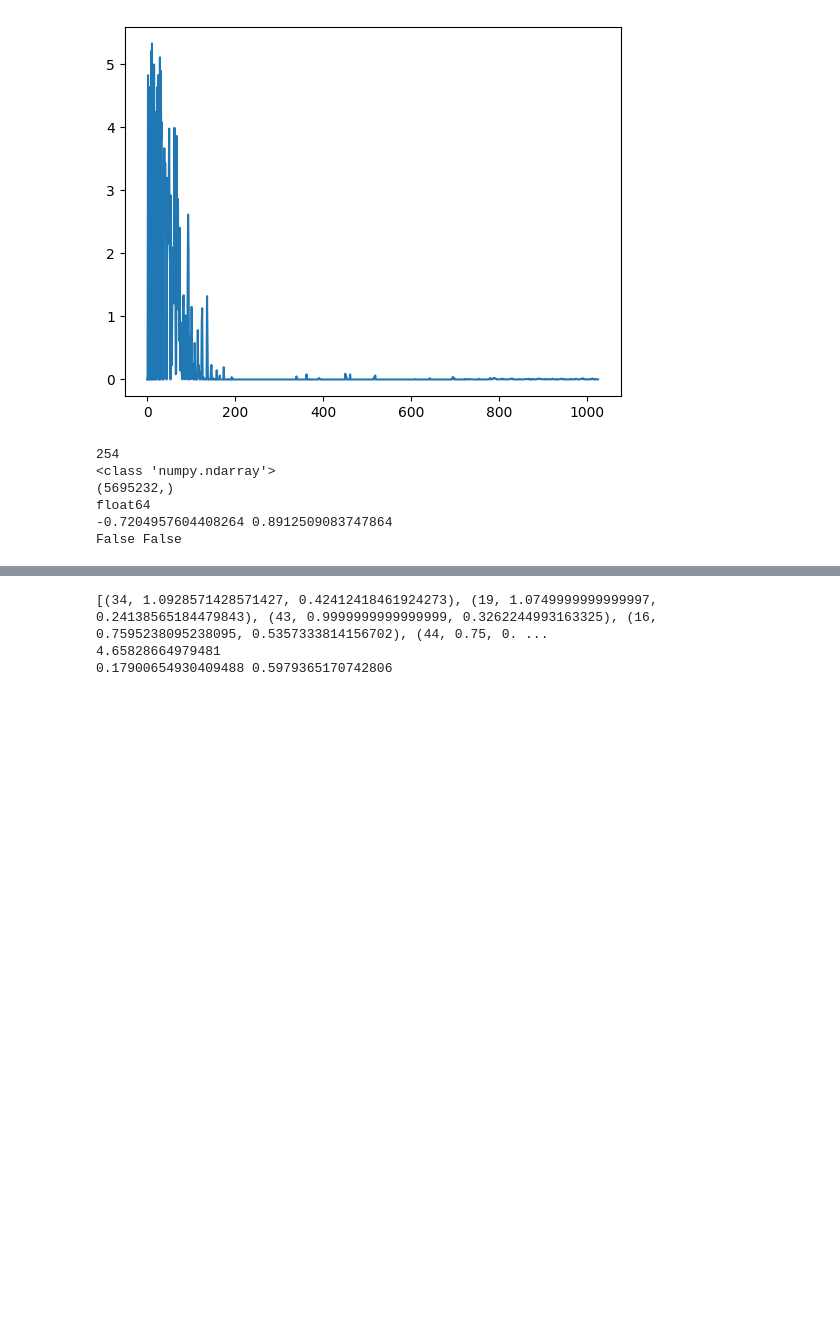
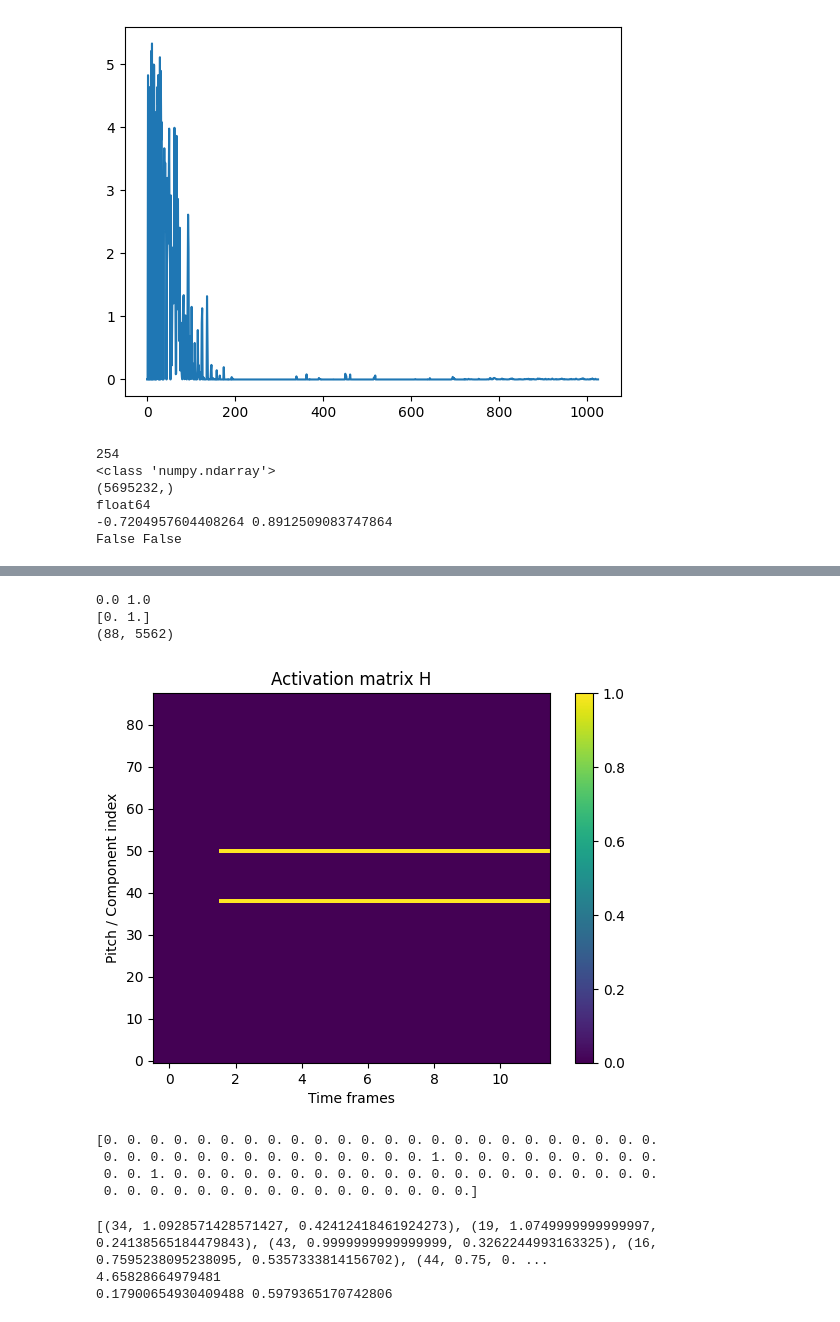
Before and after one commit to bierml/NMFforAMT, a Jupyter notebook: Experimental/Music_Transcribing[NMF].ipynb, the cells around one changed output, grey strips where cells are left out. Saved outputs shown, nothing was run; the diff lists cells and outputs as text; code cells hidden in the pictures; blank space fills up the shorter version.

```diff
--- a/Experimental/Music_Transcribing[NMF].ipynb
+++ b/Experimental/Music_Transcribing[NMF].ipynb
@@ -531,3 +552,25 @@ plt.show()
+# %%
+m = trscrptn[:,138:150]
+print(np.min(m), np.max(m))
+print(np.unique(m))
+print(trscrptn.shape)
+import matplotlib.pyplot as plt
+plt.imshow(m, aspect='auto', origin='lower')
+plt.colorbar()
+plt.title("Activation matrix H")
+plt.xlabel("Time frames")
+plt.ylabel("Pitch / Component index")
+plt.show()
+print(m[:,2])
+# %% [output]
+0.0 1.0
+[0. 1.]
+(88, 5562)
+[figure, added]
+[0. 0. 0. 0. 0. 0. 0. 0. 0. 0. 0. 0. 0. 0. 0. 0. 0. 0. 0. 0. 0. 0. 0. 0.
+ 0. 0. 0. 0. 0. 0. 0. 0. 0. 0. 0. 0. 0. 0. 1. 0. 0. 0. 0. 0. 0. 0. 0. 0.
+ 0. 0. 1. 0. 0. 0. 0. 0. 0. 0. 0. 0. 0. 0. 0. 0. 0. 0. 0. 0. 0. 0. 0. 0.
+ 0. 0. 0. 0. 0. 0. 0. 0. 0. 0. 0. 0. 0. 0. 0. 0.]
 # %%
 def pitch_energy(fp,p):
   en = 0
```
Also changed, not shown: parts of 8 cells of this notebook, 1 other file.
